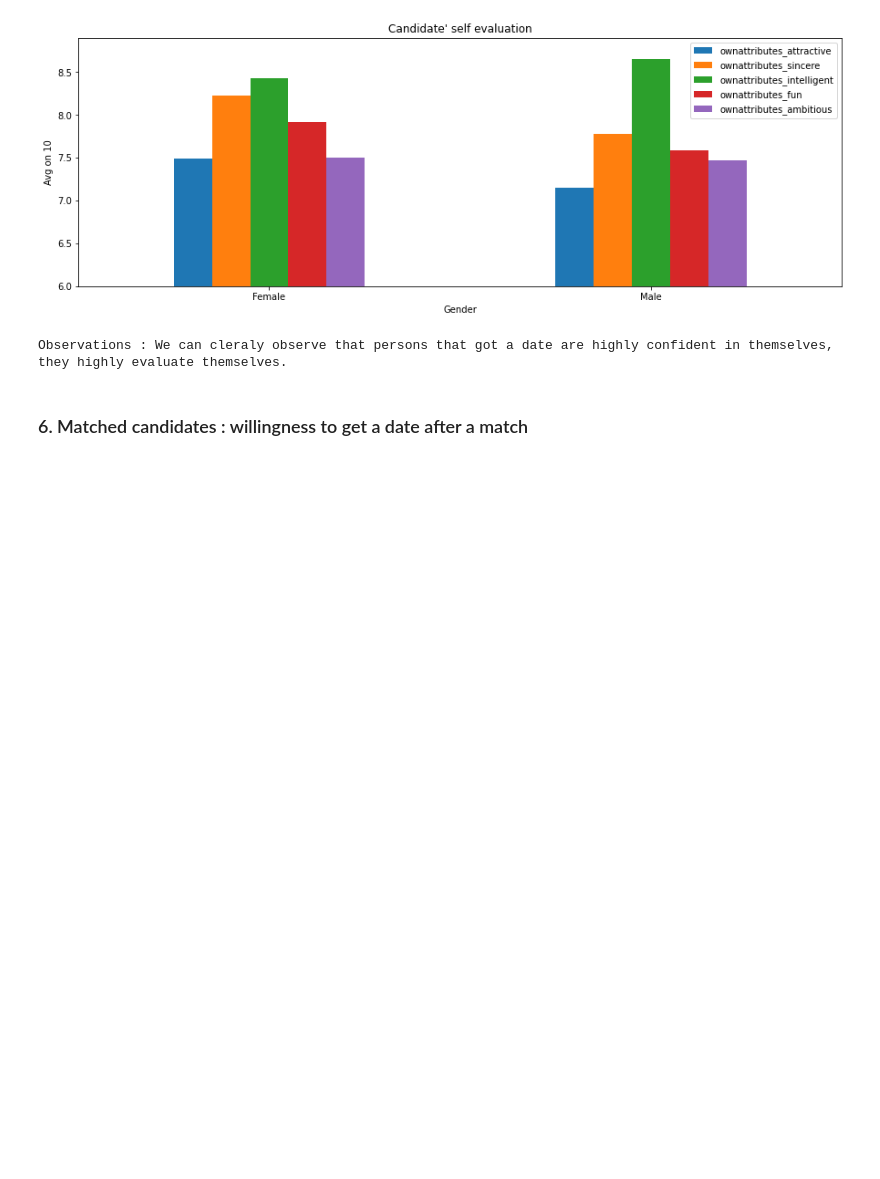
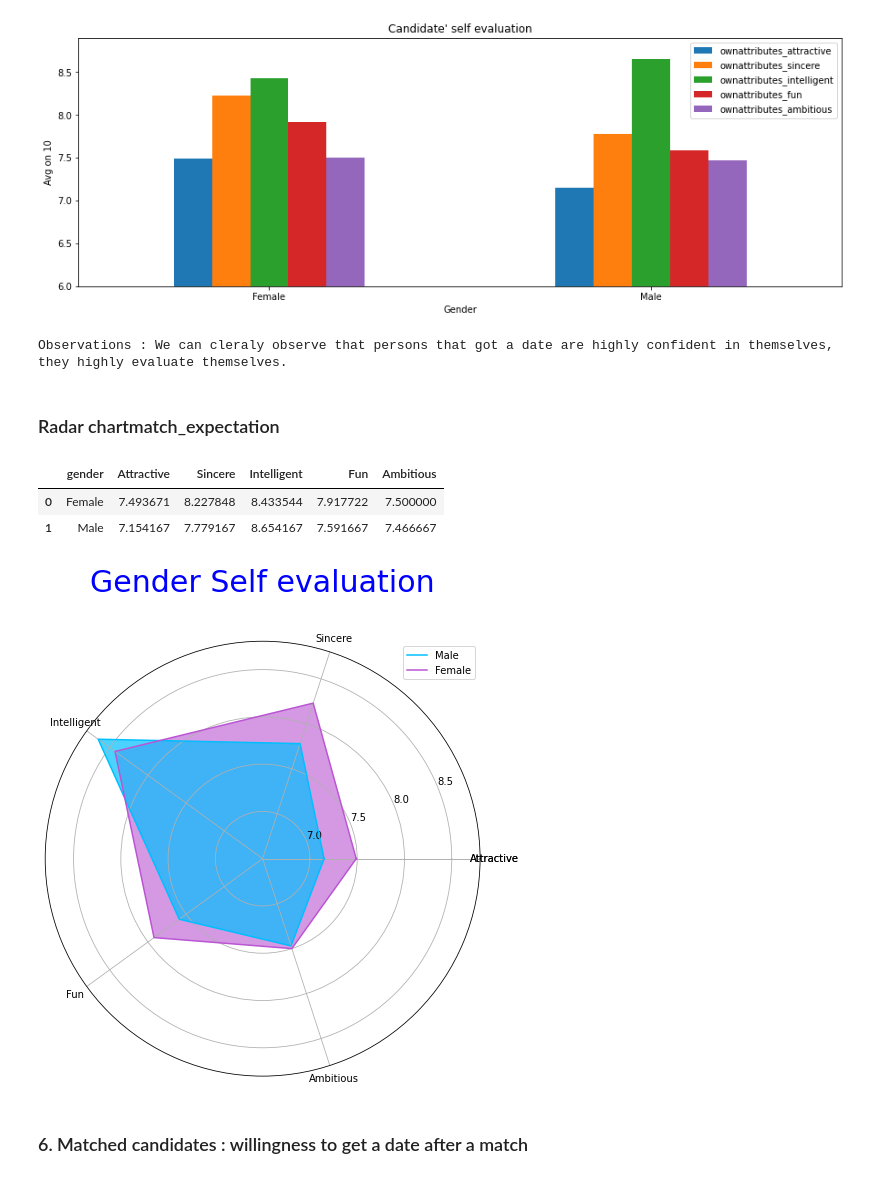
Before and after one commit to Seraphin17/Certification, a Jupyter notebook: 1_Speed_Dating/Project_Speed_Dating_Certification.ipynb, the cells around one changed output. Saved outputs shown, nothing was run; the diff lists cells and outputs as text; code cells hidden in the pictures; blank space fills up the shorter version.

```diff
--- a/1_Speed_Dating/Project_Speed_Dating_Certification.ipynb
+++ b/1_Speed_Dating/Project_Speed_Dating_Certification.ipynb
@@ -778,3 +861,66 @@ print('Observations : We can cleraly observe that persons that got a date are hi
 # %% [output]
 [figure]
 Observations : We can cleraly observe that persons that got a date are highly confident in themselves, they highly evaluate themselves.
+# %% [markdown]
+### Radar chartmatch_expectation
+# %%
+#Reset index
+self_evaluation_radar = self_evaluation.reset_index()
+
+#Change label's name
+self_evaluation_radar = self_evaluation_radar.rename(columns={"ownattributes_attractive": "Attractive",
+                             "ownattributes_sincere": "Sincere",
+                                 "ownattributes_intelligent": "Intelligent",
+                                     "ownattributes_fun":"Fun",
+                                         "ownattributes_ambitious":"Ambitious",
+                                                                                    })
+self_evaluation_radar
+# %% [output]
+|  | gender | Attractive | Sincere | Intelligent | Fun | Ambitious |
+| 0 | Female | 7.493671 | 8.227848 | 8.433544 | 7.917722 | 7.500000 |
+| 1 | Male | 7.154167 | 7.779167 | 8.654167 | 7.591667 | 7.466667 |
+# %%
+#List for Female
+list_Female_self = []
+for i in range(1,len(self_evaluation_radar.columns)):
+    Female_self = round(self_evaluation_radar.query('gender=="Female"').iloc[0,i],2)
+    list_Female_self.append(Female_self)
+
+list_Female_self = [*list_Female_self,list_Female_self[0]]
+
+
+#List for Male
+list_Male_self = []
+for y in range(1,len(self_evaluation_radar.columns)):
+    Male_self = round(self_evaluation_radar.query('gender=="Male"').iloc[0,y],2)
+    list_Male_self.append(Male_self)
+
+list_Male_self = [*list_Male_self,list_Male_self[0]]
+
+#Put label's name into a list and location
+ownattrib = self_evaluation_radar.columns.drop('gender').tolist()
+ownattrib = [*ownattrib,ownattrib[0]]
+
+#Set label location
+label_loc = np.linspace(start=0, stop=2 * np.pi, num=len(list_Female_self))
+# %%
+plt.figure(figsize=(8, 8))
+
+#Define chart type & settings
+plt.subplot(projection='polar',aspect='equal',fc='white', in_layout=True) #ADD8E6
+
+#Set gender settings
+plt.plot(label_loc, list_Male_self, label='Male',color='deepskyblue')
+plt.plot(label_loc, list_Female_self, label='Female',color='mediumorchid')
+
+#Fill the area
+plt.fill(label_loc, list_Female_self,'mediumorchid',alpha=0.6)
+plt.fill(label_loc, list_Male_self,'deepskyblue',alpha=0.7)
+
+plt.title('Gender Self evaluation', size=30, y=1.1, color='b')
+lines, labels = plt.thetagrids(np.degrees(label_loc), labels=ownattrib)
+plt.legend(labels=['Male','Female'], labelcolor='black')
+plt.ylim([6.5, 8.8])
+plt.show()
+# %% [output]
+[figure, added]
```
Also changed, not shown: parts of 10 cells of this notebook.
